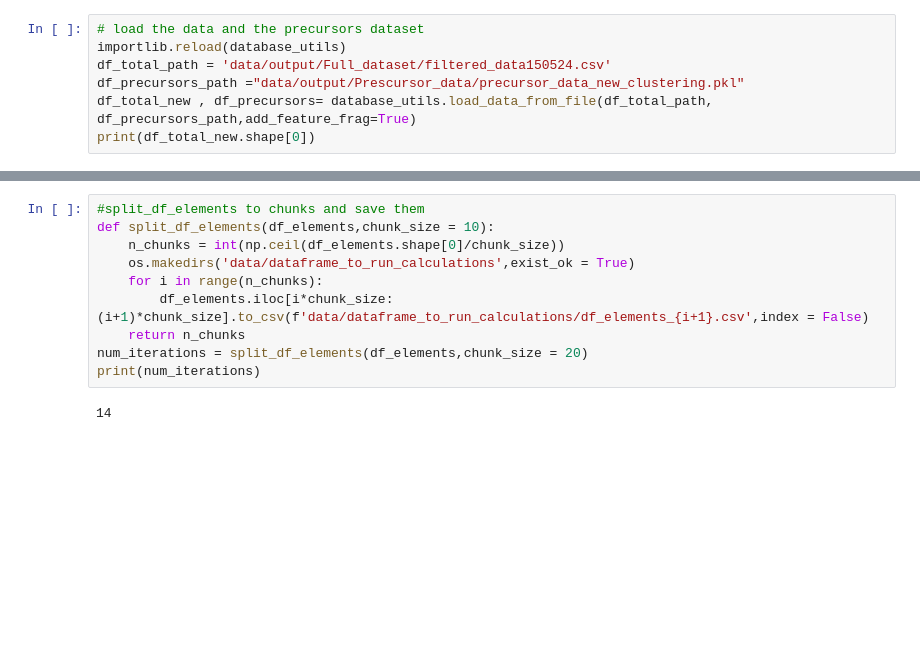
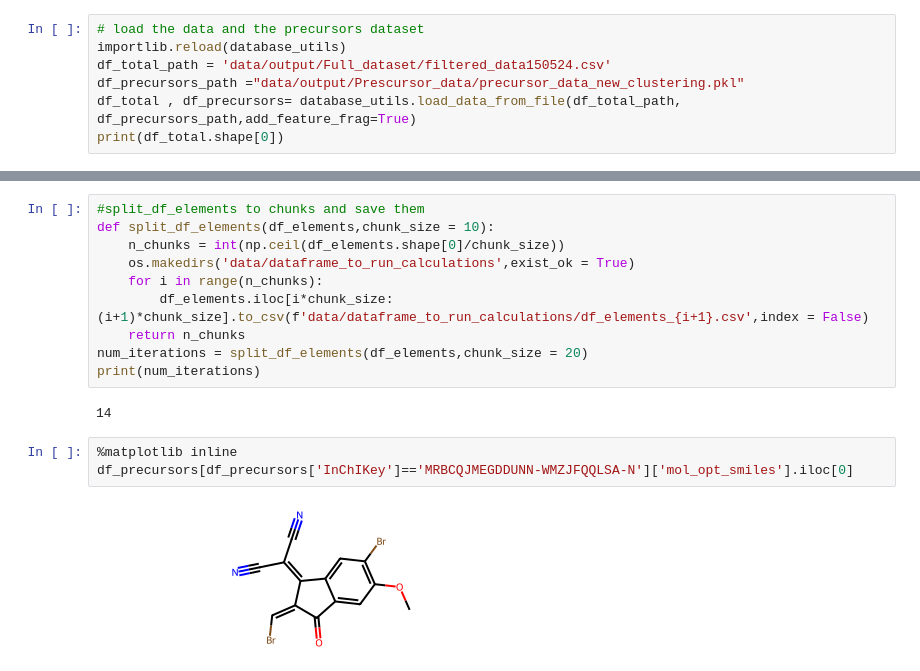
Before and after one commit to mohammedazzouzi15/STK_search, a Jupyter notebook: Example_notebooks/5_calculate_constructed_molecules_property.ipynb, the cells around one changed output, grey strips where cells are left out. Saved outputs shown, nothing was run; the diff lists cells and outputs as text; blank space fills up the shorter version.

```diff
--- a/Example_notebooks/5_calculate_constructed_molecules_property.ipynb
+++ b/Example_notebooks/5_calculate_constructed_molecules_property.ipynb
@@ -15,8 +15,8 @@ calculator = IP_ES1_fosc(oligomer_size =6)
 importlib.reload(database_utils)
 df_total_path = 'data/output/Full_dataset/filtered_data150524.csv'
 df_precursors_path ="data/output/Prescursor_data/precursor_data_new_clustering.pkl"
-df_total_new , df_precursors= database_utils.load_data_from_file(df_total_path, df_precursors_path,add_feature_frag=True)
-print(df_total_new.shape[0])
+df_total , df_precursors= database_utils.load_data_from_file(df_total_path, df_precursors_path,add_feature_frag=True)
+print(df_total.shape[0])
 # %% [output]
 29589
 # %%
@@ -40,6 +40,11 @@ num_iterations = split_df_elements(df_elements,chunk_size = 20)
 print(num_iterations)
 # %% [output]
 14
+# %%
+%matplotlib inline
+df_precursors[df_precursors['InChIKey']=='MRBCQJMEGDDUNN-WMZJFQQLSA-N']['mol_opt_smiles'].iloc[0]
+# %% [output]
+[figure, added]
 # %%
 df_elements_1 = pd.read_csv('data/dataframe_to_run_calculations/df_elements_1.csv')
 %run src/dev_scripts/Calculate_polymer_properties.py --df_path "data/dataframe_to_run_calculations/df_elements_1.csv" --oligomer_size 6
```
Also changed, not shown: parts of 10 cells of this notebook, 3 other files.
